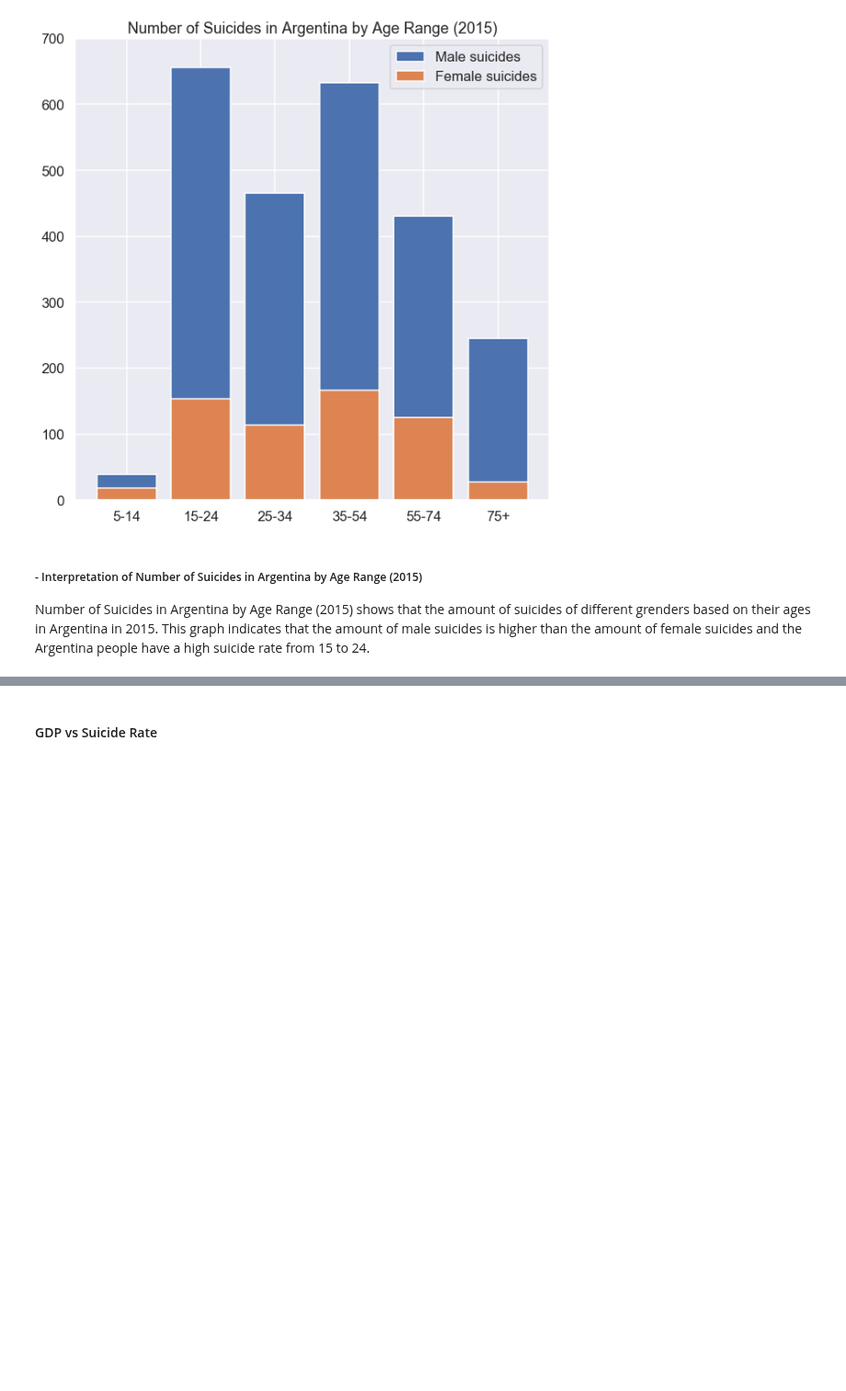
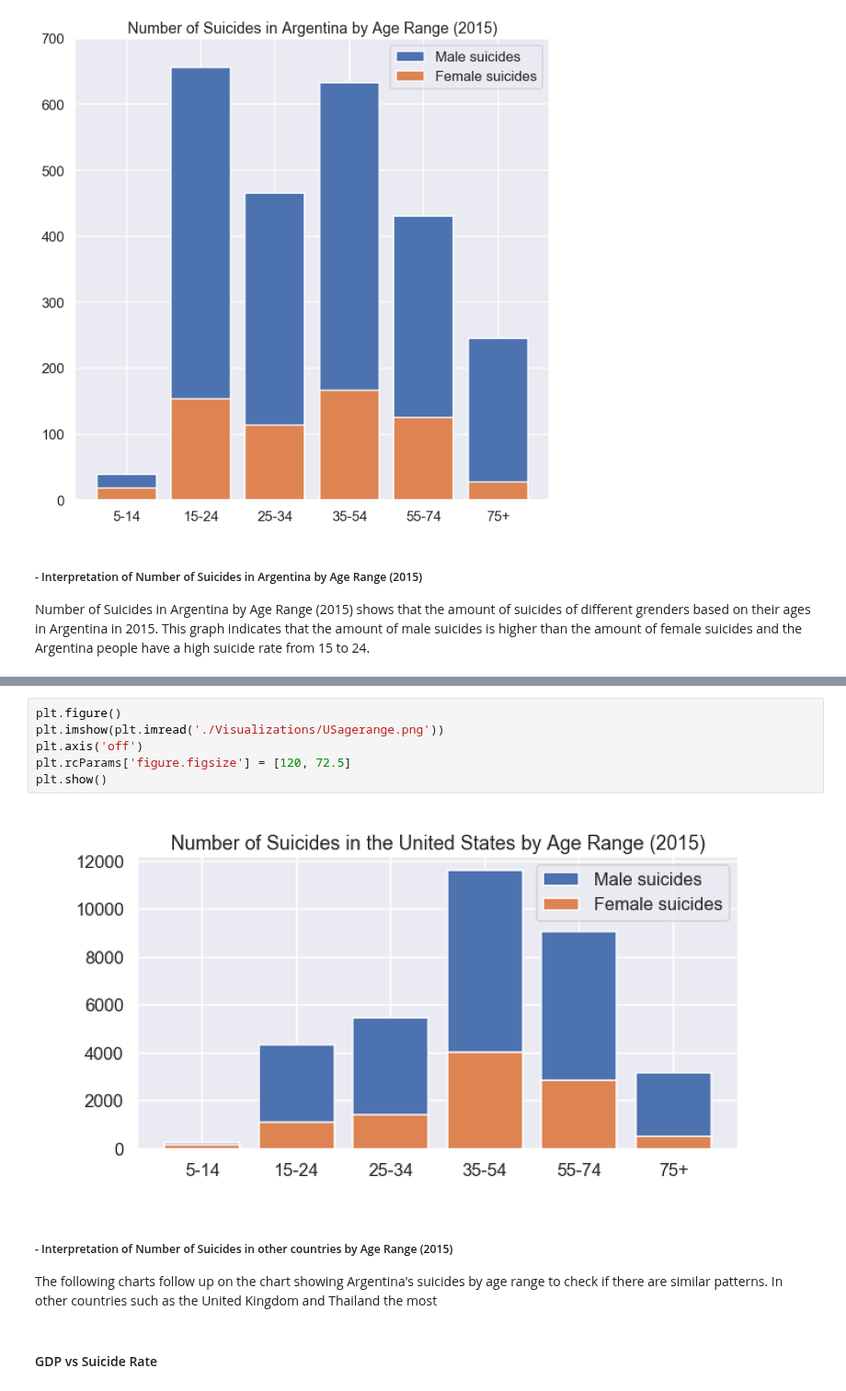
Before and after one commit to WayGold/COGS-108-FinalProject, a Jupyter notebook: FinalProject_group145.ipynb, the cells around one changed output, grey strips where cells are left out. Shown at 92% size. Cells and saved outputs as stored; diff of their text form; blank space fills up the shorter version.

```diff
--- a/FinalProject_group145.ipynb
+++ b/FinalProject_group145.ipynb
@@ -216,3 +232,14 @@ Number of Suicides in Argentina by Age Range (2015) shows that the amount of sui
+# %%
+plt.figure()
+plt.imshow(plt.imread('./Visualizations/USagerange.png'))
+plt.axis('off')
+plt.rcParams['figure.figsize'] = [120, 72.5]
+plt.show()
+# %% [output]
+[figure, added]
+# %% [markdown]
+##### - Interpretation of Number of Suicides in other countries by Age Range (2015)
+The following charts follow up on the chart showing Argentina's suicides by age range to check if there are similar patterns. In other countries such as the United Kingdom and Thailand the most
 # %% [markdown]
 #### GDP vs Suicide Rate
 # %%
```
Also changed, not shown: parts of 5 cells of this notebook.
